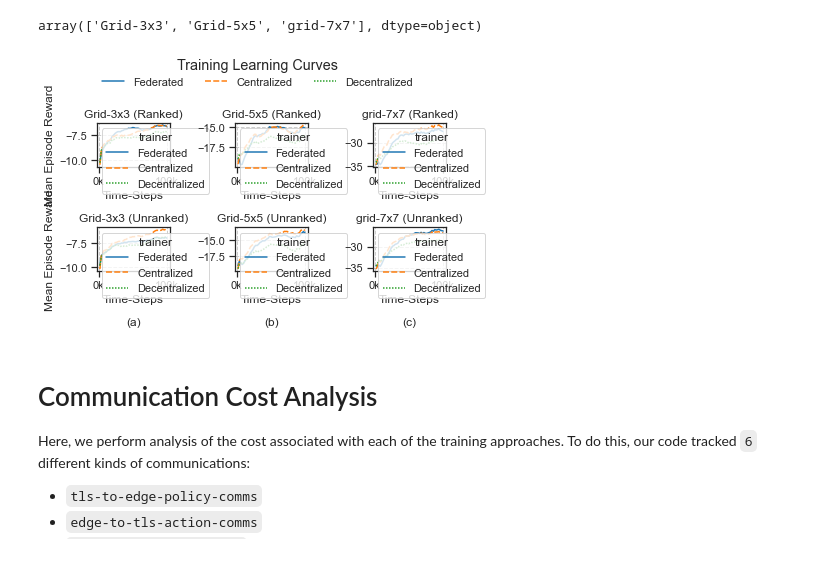
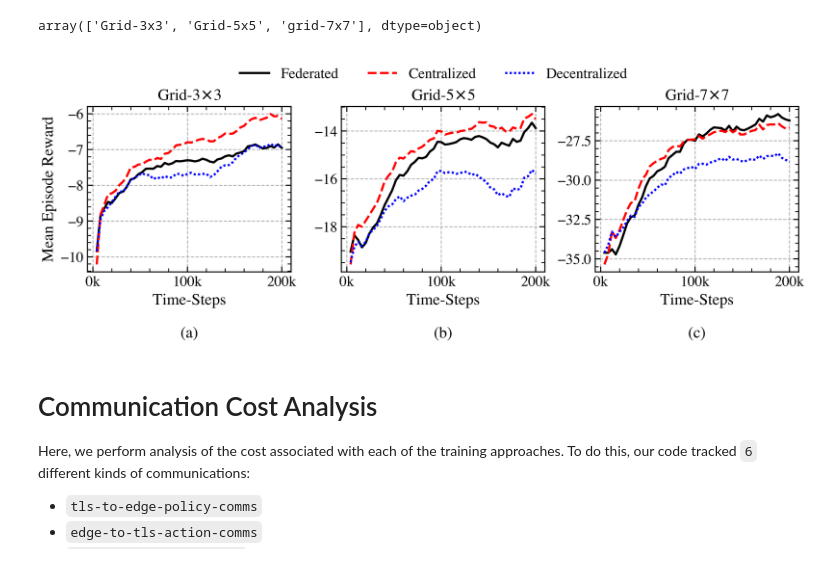
Before and after one commit to nathaniel-hudson/SUMO-FedRL, a Jupyter notebook: notebooks/Training Analysis.ipynb, the cells around one changed output. Saved outputs shown, nothing was run; the diff lists cells and outputs as text; code cells hidden in the pictures.

```diff
--- a/notebooks/Training Analysis.ipynb
+++ b/notebooks/Training Analysis.ipynb
@@ -1,7 +1,5 @@
 # %%
-import ast
-import json
-import matplotlib as mpl
+import copy
 import matplotlib.pyplot as plt
 import numpy as np
 import os
@@ -22,23 +20,21 @@ from seal.trainer.communication import *
 RESULTS_DIR = "results"
 HUE_ORDER = ["Federated", "Centralized", "Decentralized"]
 STYLE_ORDER = ["Federated", "Centralized", "Decentralized"]
-# plt.style.use(['science', 'ieee', 'no-latex'])
-sns.set_context("notebook")
-sns.set_style("ticks")
+
+plt.style.use(['science', 'ieee', 'no-latex'])
+# sns.set_context("notebook")
+# sns.set_style("ticks")
 major, minor = 5.0, 3.0
 # %%
 base_path = ("..", "out", "data")
 dfs = []
 for intersection in ["grid-3x3", "grid-5x5", "grid-7x7"]:
-    for ranked in [False, True]:
+    for ranked in [False]:
         ranked_str = "ranked" if ranked else "unranked"
         paths = [
             join(*base_path, "MARL",  intersection, f"v4_{ranked_str}.csv"),
             join(*base_path, "SARL",  intersection, f"v4_{ranked_str}.csv"),
-            # join(*base_path, "FedRL", intersection, f"v4_pos-reward-aggr_{ranked_str}.csv"),
             join(*base_path, "FedRL", intersection, f"v4_naive-aggr_{ranked_str}.csv"),
-            # join(*base_path, "FedRL", intersection, f"v4_traffic-aggr_{ranked_str}.csv"),
-            # join(*base_path, "FedRL", intersection, f"v4_neg-reward-aggr_{ranked_str}.csv"),
         ]
         dfs.extend([
             preprocess(path, intersection=intersection)
@@ -60,47 +59,49 @@ df["intersection"].unique()
 # %% [output]
 array(['Grid-3x3', 'Grid-5x5', 'grid-7x7'], dtype=object)
 # %%
-with sns.plotting_context(font_scale=1.15):
-    NROWS, NCOLS = 2, 3
-    fig, axes = plt.subplots(nrows=NROWS, ncols=NCOLS, figsize=(6, 4))
-    for (row, ranked) in enumerate([True, False]):
-        for (col, intersection) in enumerate(["Grid-3x3", "Grid-5x5", "grid-7x7"]):
-            query = f"intersection == '{intersection}' and ranked == {ranked}"
-            sns.lineplot(
-                data=df.query(query),
-                x="timesteps_total",
-                y="episode_reward_mean",
-                hue="trainer",
-                hue_order=HUE_ORDER,
-                style="trainer",
-                style_order=STYLE_ORDER,
-                ci=None,
-                ax=axes[row, col]
-            )
-            # labels = axes[row, col].get_xticklabels()
-            # axes[row, col].set_xticklabels(labels, rotation=20)
-            axes[row, col].grid(which="major", linestyle="--")
-            axes[row, col].set_title(f"{intersection} ({'Ranked' if ranked else 'Unranked'})")
-            axes[row, col].set_xlabel("Time-Steps")
-            axes[row, col].set_ylabel("Mean Episode Reward")
-            axes[row, col].set_xticklabels(["", "0k", "100k", "200k"])
-            handles, labels = axes[row, col].get_legend_handles_labels()
-            # axes[row, col].get_legend().remove()
+with sns.plotting_context("paper", font_scale=1.5):
+    NCOLS = 3
+    fig, axes = plt.subplots(ncols=NCOLS, figsize=(10, 4))
+    for (col, intersection) in enumerate(["Grid-3x3", "Grid-5x5", "grid-7x7"]):
+        query = f"intersection == '{intersection}'"
+        sns.lineplot(
+            data=df.query(query),
+            x="timesteps_total",
+            y="episode_reward_mean",
+            hue="trainer",
+            hue_order=HUE_ORDER,
+            style="trainer",
+            style_order=STYLE_ORDER,
+            ci=None,
+            ax=axes[col],
+            linewidth=2
+        )
+        # labels = axes[row, col].get_xticklabels()
+        # axes[row, col].set_xticklabels(labels, rotation=20)
+        axes[col].grid(which="major", linestyle="--")
+        axes[col].set_xlabel("Time-Steps")
+        axes[col].set_ylabel("Mean Episode Reward")
+        axes[col].set_xticklabels(["", "0k", "100k", "200k"])
+        handles, labels = axes[col].get_legend_handles_labels()
+        axes[col].get_legend().remove()
+        title = f"\n\n{intersection}".title().replace("X", "$\\times$")
+        axes[col].set_title(title)
 
-    for row in range(NROWS):
-        for col in range(1, NCOLS):
-            axes[row, col].set_ylabel("")
+    for col in range(1, NCOLS):
+        axes[col].set_ylabel("")
 
     for label, col in zip(["a", "b", "c"], range(NCOLS)):
-        axes[NROWS-1, col].set_xlabel(f"Time-Steps\n\n({label})")
+        axes[col].set_xlabel(f"Time-Steps\n\n({label})")
 
-    fig.legend(handles, labels, frameon=False, ncol=3, loc="upper center", bbox_to_anchor=(0.5, 0.95))
-    fig.suptitle("Training Learning Curves\n")
+    handles = [copy.copy(ha) for ha in handles]
+    [ha.set_linewidth(2) for ha in handles]
+    fig.legend(handles, labels, frameon=False, ncol=3, loc="upper center", bbox_to_anchor=(0.5125, 0.95))
+    # fig.suptitle("\n")
     plt.tight_layout()
     plt.savefig(join(RESULTS_DIR, "training_reward.pdf"))
     plt.show()
 # %% [output]
-[figure, old version]
+[figure, new version]
 # %% [markdown]
 # Communication Cost Analysis
 Here, we perform analysis of the cost associated with each of the training approaches. To do this, our code tracked `6` different kinds of communications:
```
Also changed, not shown: parts of 9 cells of this notebook, 5 other files.
